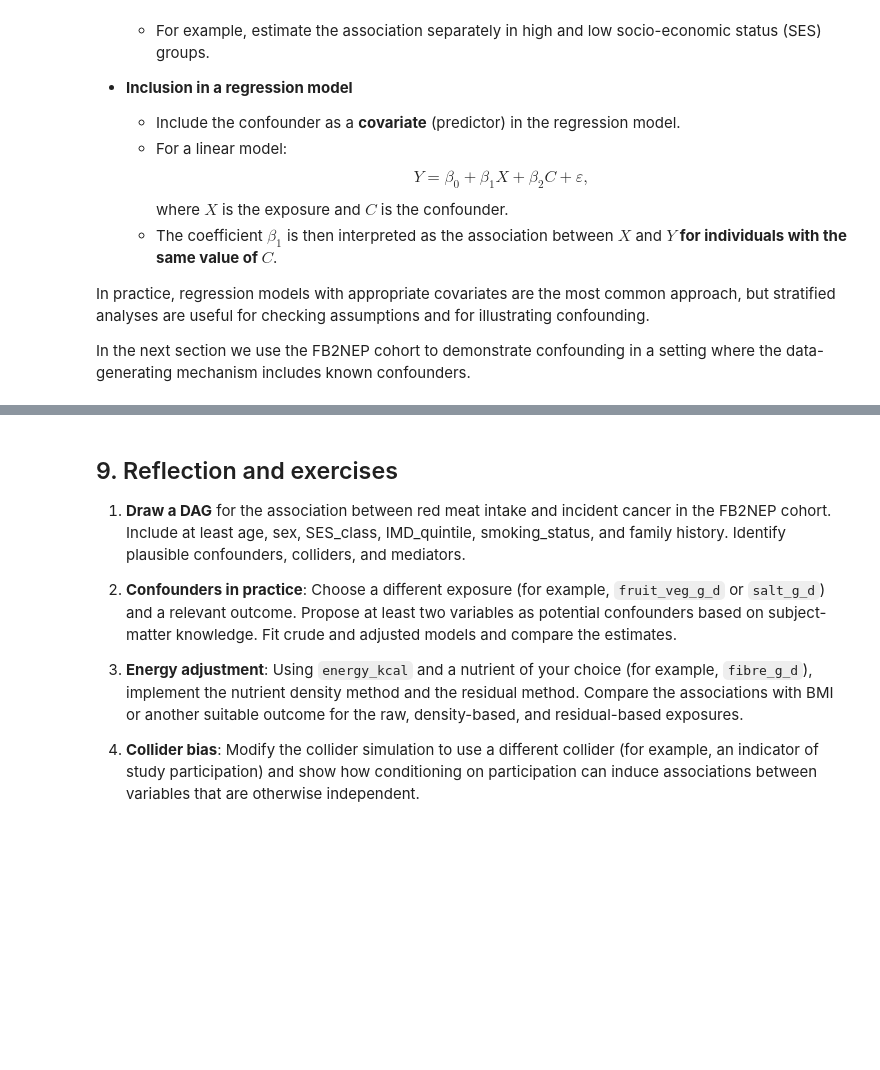
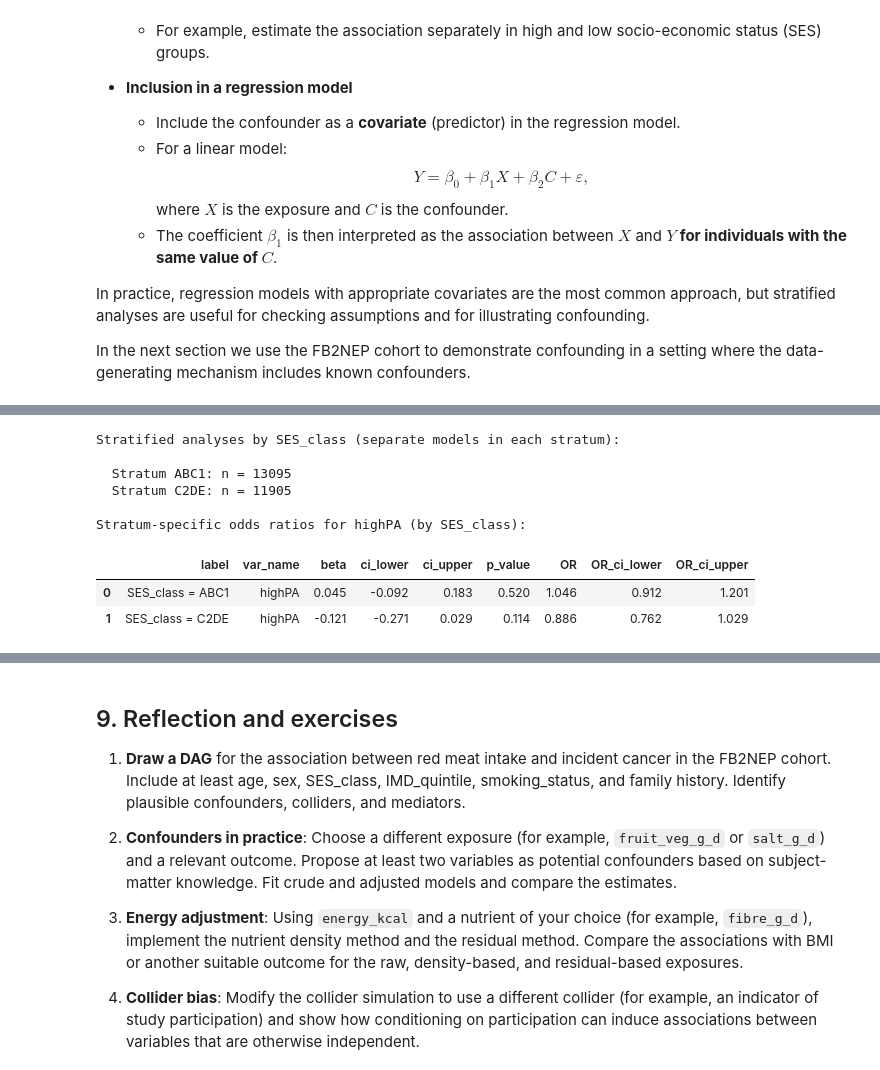
Before and after one commit to ggkuhnle/fb2nep-epi, a Jupyter notebook: notebooks/07_regression_modelling_02.ipynb, the cells around one changed output, grey strips where cells are left out. Saved outputs shown, nothing was run; the diff lists cells and outputs as text; code cells hidden in the pictures; blank space fills up the shorter version.

```diff
--- a/notebooks/07_regression_modelling_02.ipynb
+++ b/notebooks/07_regression_modelling_02.ipynb
@@ -518,0 +434,40 @@ This complements the regression-based adjustment:
+# %%
+"""Stratified analysis: highPA and CVD_incident within SES strata."""
+
+rows_strata = []
+
+print("Stratified analyses by SES_class (separate models in each stratum):\n")
+
+for level in sorted(df_pa[CONF_VAR].unique()):
+    df_stratum = df_pa[df_pa[CONF_VAR] == level]
+    print(f"  Stratum {level}: n = {df_stratum.shape[0]}")
+
+    # Need variation in exposure and outcome
+
+    if df_stratum[OUTCOME_VAR].nunique() < 2 or df_stratum["highPA"].nunique() < 2:
+        print("    Not enough variation in outcome or exposure for logistic regression.\n")
+        continue
+
+    m_stratum = smf.logit(f"{OUTCOME_VAR} ~ highPA", data=df_stratum).fit(disp=False)
+    rows_strata.append(
+        summarise_logit_coef(
+            m_stratum,
+            var_name="highPA",
+            label=f"SES_class = {level}"
+        )
+    )
+
+if rows_strata:
+    summary_strata_pa = pd.DataFrame(rows_strata)
+    print("\nStratum-specific odds ratios for highPA (by SES_class):\n")
+    display(summary_strata_pa.round(3))
+# %% [output]
+Stratified analyses by SES_class (separate models in each stratum):
+
+  Stratum ABC1: n = 13095
+  Stratum C2DE: n = 11905
+
+Stratum-specific odds ratios for highPA (by SES_class):
+|  | label | var_name | beta | ci_lower | ci_upper | p_value | OR | OR_ci_lower | OR_ci_upper |
+| 0 | SES_class = ABC1 | highPA | 0.045 | -0.092 | 0.183 | 0.520 | 1.046 | 0.912 | 1.201 |
+| 1 | SES_class = C2DE | highPA | -0.121 | -0.271 | 0.029 | 0.114 | 0.886 | 0.762 | 1.029 |
```
Also changed, not shown: parts of 28 cells of this notebook, 9 other files.
